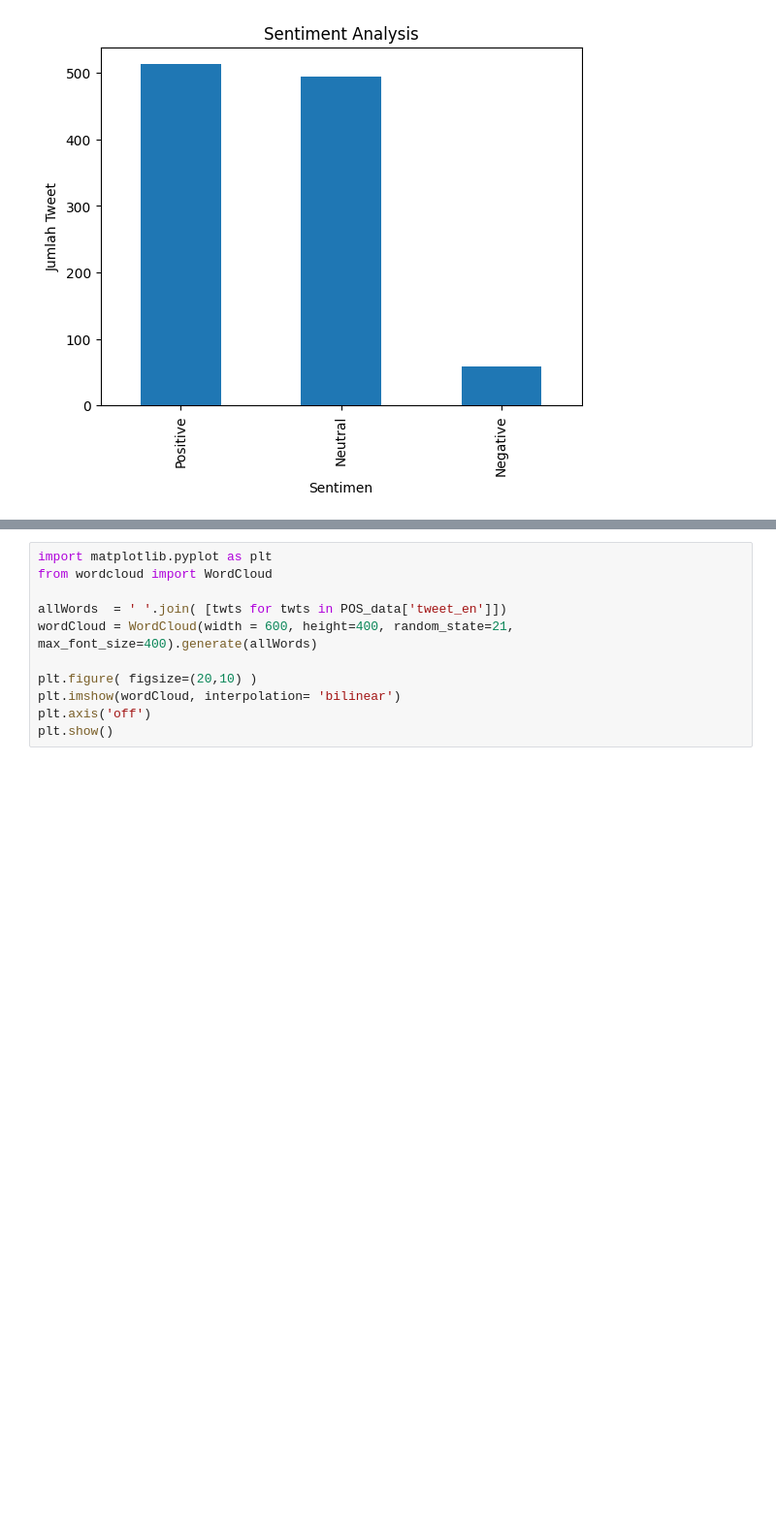
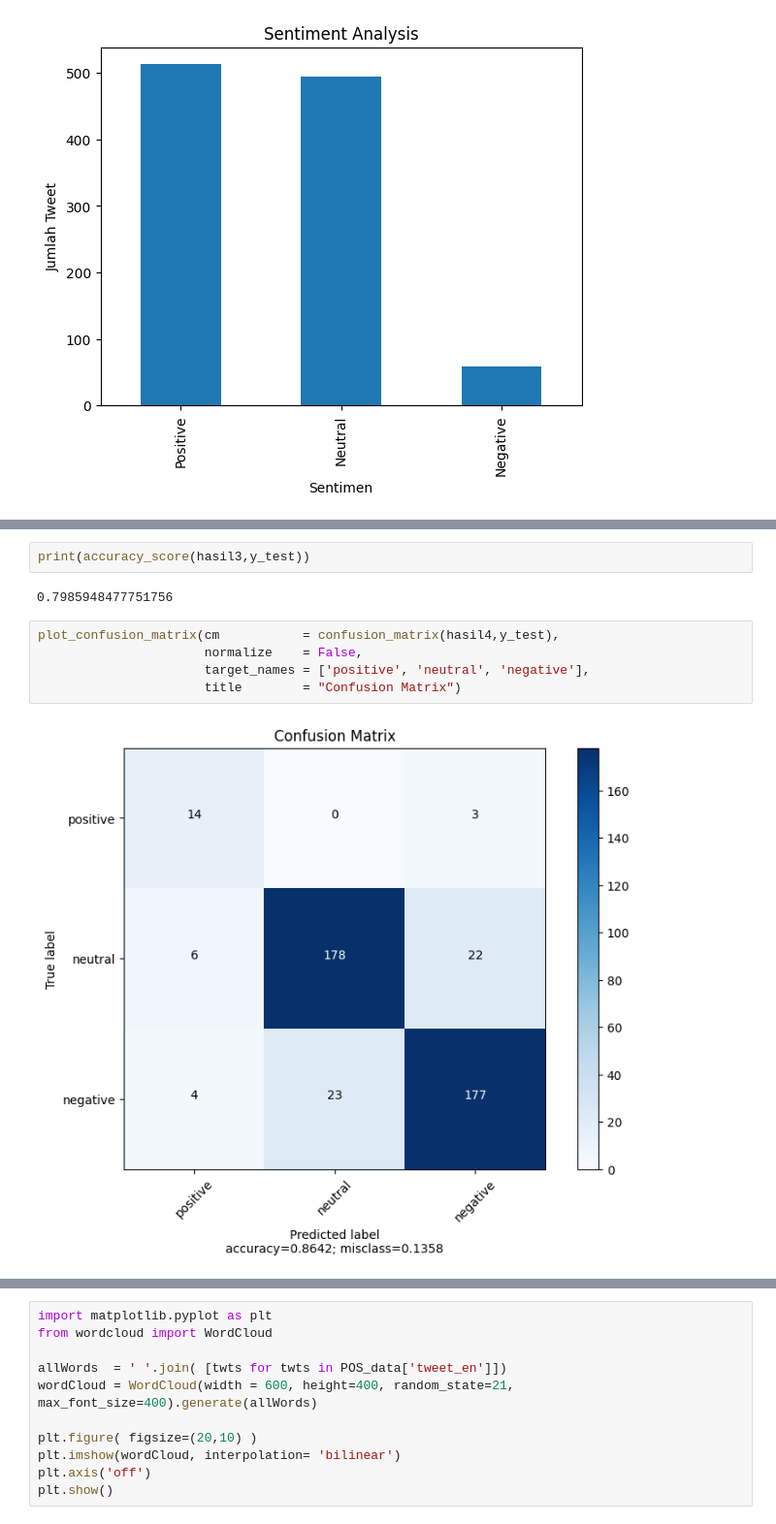
Before and after one commit to MrWaradana/dataset_g20, a Jupyter notebook: 4_sentiment_analysis_data_g20.ipynb, the cells around one changed output, grey strips where cells are left out. Shown at 97% size. Drawn from its saved outputs; the diff is of its cells as text; blank space fills up the shorter version.

```diff
--- a/4_sentiment_analysis_data_g20.ipynb
+++ b/4_sentiment_analysis_data_g20.ipynb
@@ -102,0 +353,11 @@ final_data['Analysis'].value_counts().plot(kind='bar', title='Sentiment Analysis
+# %%
+print(accuracy_score(hasil3,y_test))
+# %% [output]
+0.7985948477751756
+# %%
+plot_confusion_matrix(cm           = confusion_matrix(hasil4,y_test),
+                      normalize    = False,
+                      target_names = ['positive', 'neutral', 'negative'],
+                      title        = "Confusion Matrix")
+# %% [output]
+[figure, added]
```
Also changed, not shown: parts of 26 cells of this notebook, 3 other files.
